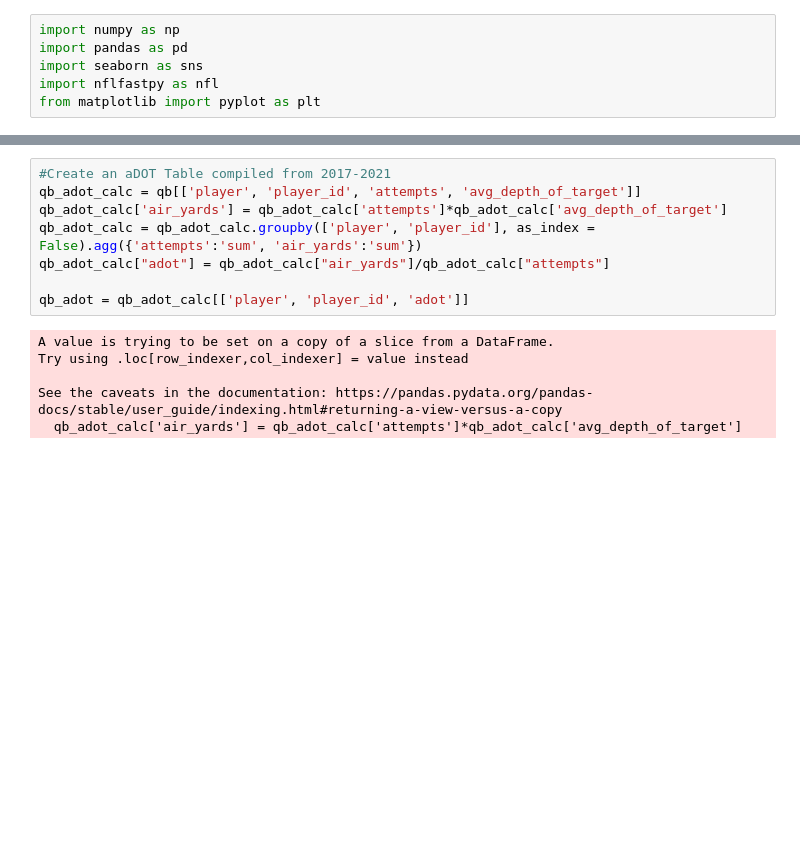
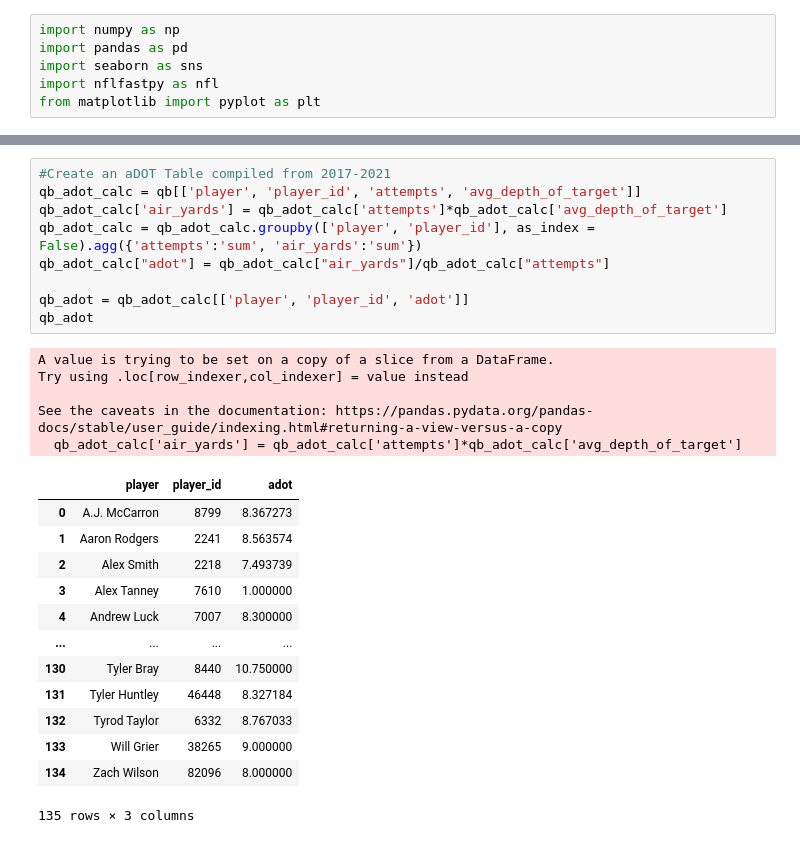
Before and after one commit to rkhan24/accuracy-vs-air-yards, a Jupyter notebook: accuracy-vs-air-yards.ipynb, the cells around one changed output, grey strips where cells are left out. Saved outputs shown, nothing was run; the diff lists cells and outputs as text; blank space fills up the shorter version.

```diff
--- a/accuracy-vs-air-yards.ipynb
+++ b/accuracy-vs-air-yards.ipynb
@@ -54,15 +65,29 @@ qb_comp = qb_comp_calc[['player', 'player_id', 'attempts', 'adjusted_completion_
 # %%
 #Create an aDOT Table compiled from 2017-2021
 qb_adot_calc = qb[['player', 'player_id', 'attempts', 'avg_depth_of_target']]
 qb_adot_calc['air_yards'] = qb_adot_calc['attempts']*qb_adot_calc['avg_depth_of_target']
 qb_adot_calc = qb_adot_calc.groupby(['player', 'player_id'], as_index = False).agg({'attempts':'sum', 'air_yards':'sum'})
 qb_adot_calc["adot"] = qb_adot_calc["air_yards"]/qb_adot_calc["attempts"]
 
 qb_adot = qb_adot_calc[['player', 'player_id', 'adot']]
+qb_adot
 # %% [output]
 A value is trying to be set on a copy of a slice from a DataFrame.
 Try using .loc[row_indexer,col_indexer] = value instead
 
 See the caveats in the documentation: https://pandas.pydata.org/pandas-docs/stable/user_guide/indexing.html#returning-a-view-versus-a-copy
   qb_adot_calc['air_yards'] = qb_adot_calc['attempts']*qb_adot_calc['avg_depth_of_target']
+|  | player | player_id | adot |
+| 0 | A.J. McCarron | 8799 | 8.367273 |
+| 1 | Aaron Rodgers | 2241 | 8.563574 |
+| 2 | Alex Smith | 2218 | 7.493739 |
+| 3 | Alex Tanney | 7610 | 1.000000 |
+| 4 | Andrew Luck | 7007 | 8.300000 |
+| ... | ... | ... | ... |
+| 130 | Tyler Bray | 8440 | 10.750000 |
+| 131 | Tyler Huntley | 46448 | 8.327184 |
+| 132 | Tyrod Taylor | 6332 | 8.767033 |
+| 133 | Will Grier | 38265 | 9.000000 |
+| 134 | Zach Wilson | 82096 | 8.000000 |
+135 rows × 3 columns
 # %%
```
Also changed, not shown: parts of 12 cells of this notebook.
